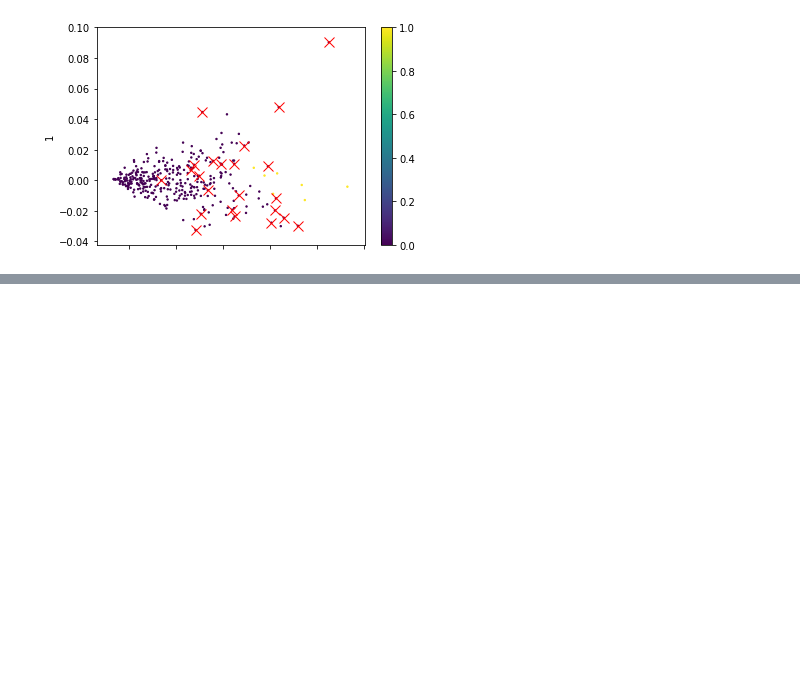
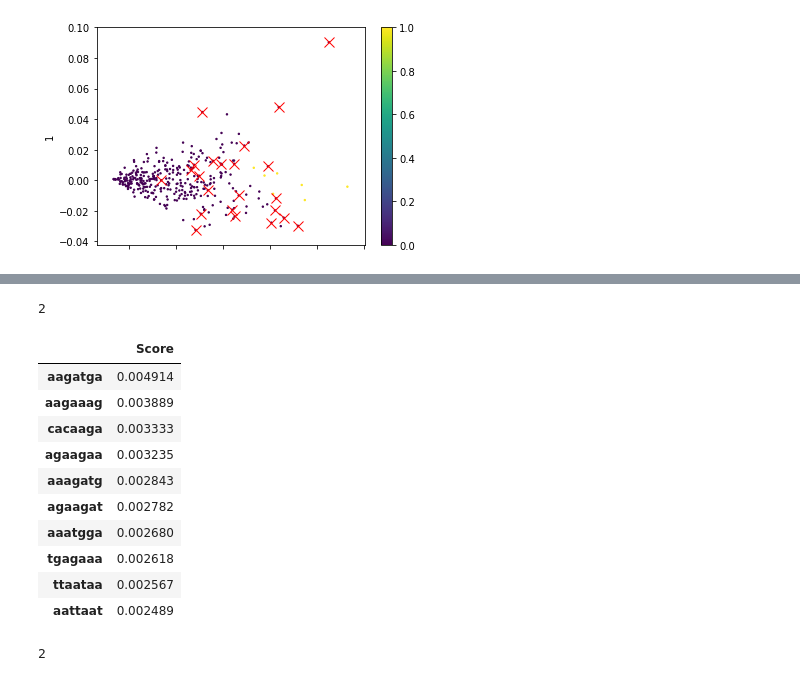
Before and after one commit to solislemuslab/mycovirus-ml, a Jupyter notebook: scripts/lukeSelberg/workspace.ipynb, the cells around one changed output, grey strips where cells are left out. Saved outputs shown, nothing was run; the diff lists cells and outputs as text; code cells hidden in the pictures; blank space fills up the shorter version.

```diff
--- a/scripts/lukeSelberg/workspace.ipynb
+++ b/scripts/lukeSelberg/workspace.ipynb
@@ -424,0 +479,40 @@ Text(0, 0.5, '1')
+# %%
+total = 0
+for kmer in columnNonZero:
+    if kmer in list(featureImportances1.index[0:11]):
+        total += 1
+total
+# %% [output]
+2
+# %%
+from sklearn.ensemble import ExtraTreesClassifier
+
+X = kmer7Table01
+y = y_hat4 # uses predicted labels from kmeans try4
+
+ETC = ExtraTreesClassifier(random_state = 0)
+ETC.fit(X,y)
+
+featureImportances2 = pd.DataFrame(ETC.feature_importances_, index=X.columns, columns=["Score"])
+featureImportances2 = featureImportances2.sort_values(by="Score", ascending=False)
+featureImportances2.head(n=10)
+# %% [output]
+|  | Score |
+| aagatga | 0.004914 |
+| aagaaag | 0.003889 |
+| cacaaga | 0.003333 |
+| agaagaa | 0.003235 |
+| aaagatg | 0.002843 |
+| agaagat | 0.002782 |
+| aaatgga | 0.002680 |
+| tgagaaa | 0.002618 |
+| ttaataa | 0.002567 |
+| aattaat | 0.002489 |
+# %%
+total = 0
+for kmer in columnNonZero:
+    if kmer in list(featureImportances2.index[0:11]):
+        total += 1
+total
+# %% [output]
+2
```
Also changed, not shown: parts of 13 cells of this notebook, 1 other file.
